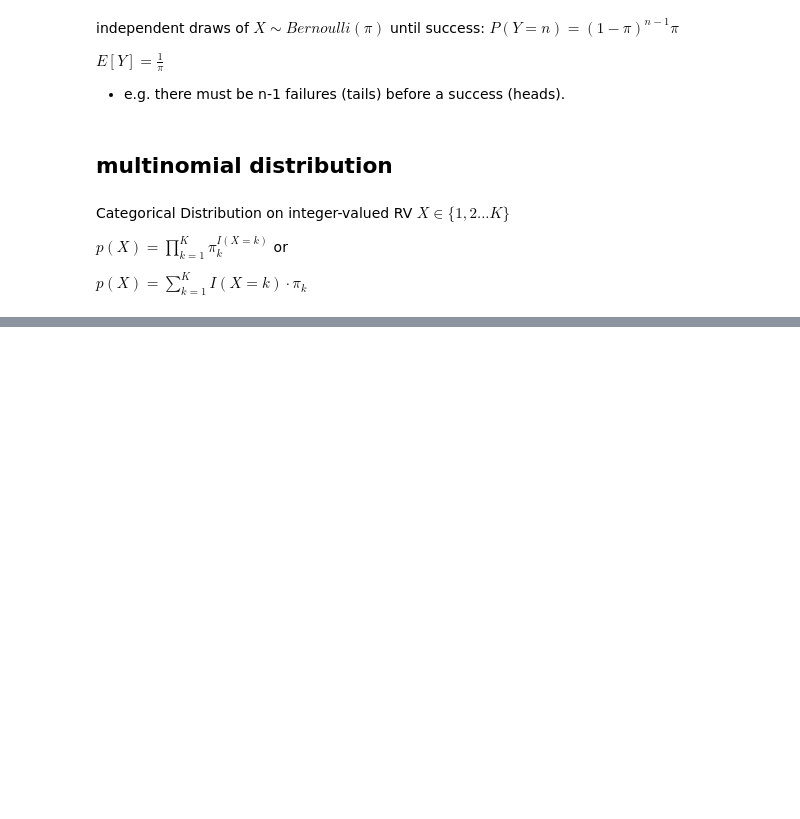
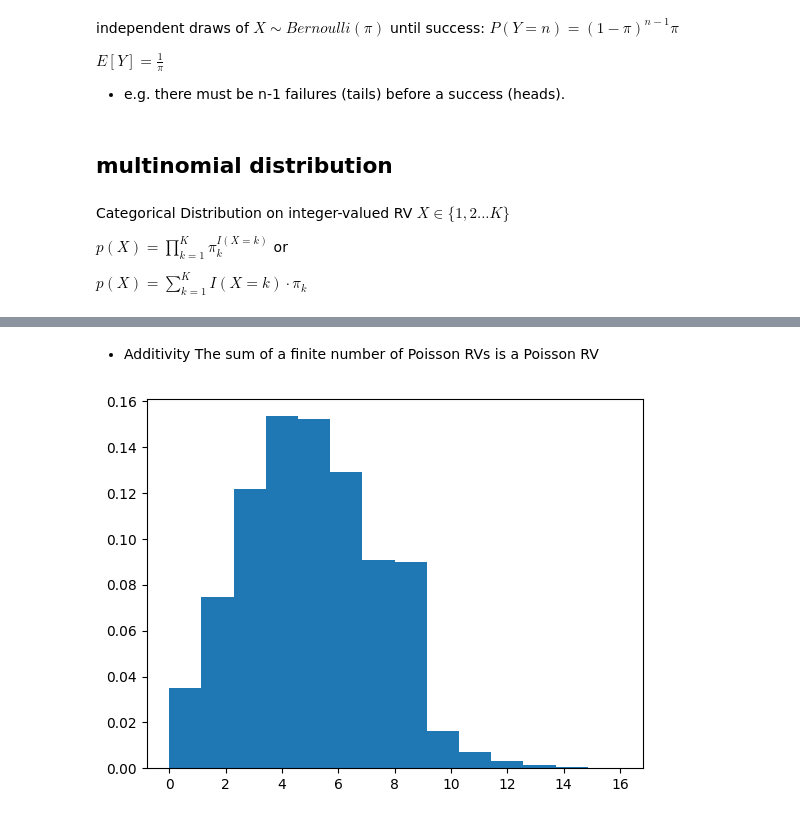
Before and after one commit to pluplu68/generalML, a Jupyter notebook: CSC 380.ipynb, the cells around one changed output, grey strips where cells are left out. Cells and saved outputs as stored; diff of their text form; code cells hidden in the pictures; blank space fills up the shorter version.

```diff
--- a/CSC 380.ipynb
+++ b/CSC 380.ipynb
@@ -54,0 +86,9 @@ $p(X) = \sum_{k=1}^{K} I(X = k) \cdot \pi_k$
+# %% [markdown]
+* Additivity The sum of a finite number of Poisson RVs is a Poisson RV
+# %%
+X1 = np.random.poisson(2.5, 100000)
+X2 = np.random.poisson(2.5, 100000)
+count, bins, ignored = plt.hist(X1+X2, 14, density = True)
+plt.show()
+# %% [output]
+[figure, added]
```
Also changed, not shown: parts of 12 cells of this notebook.
